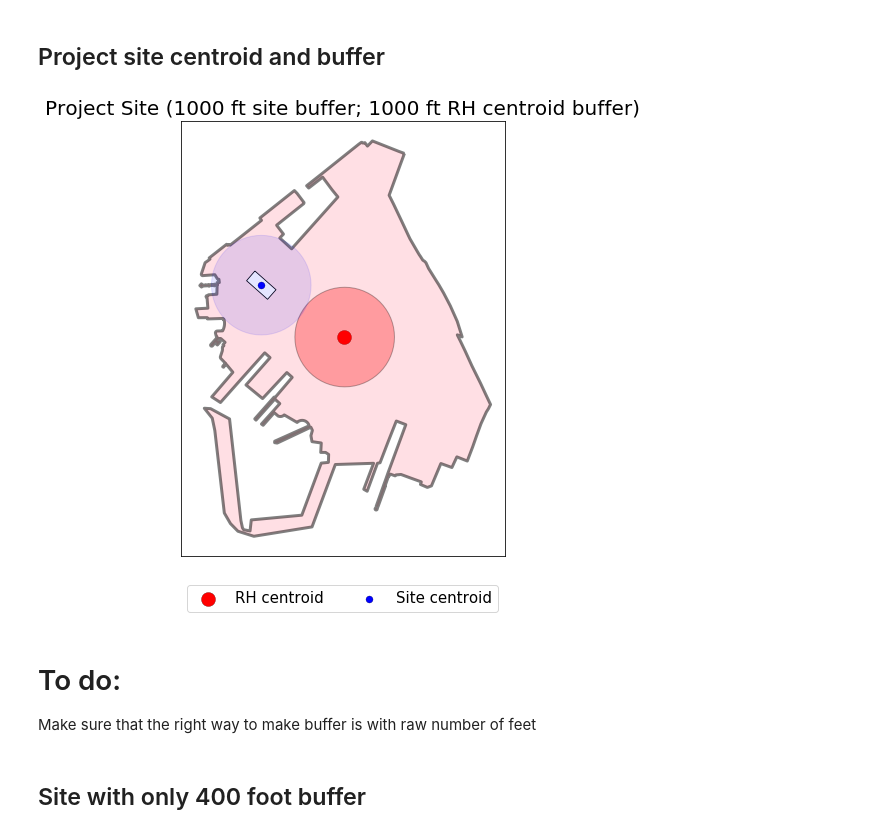
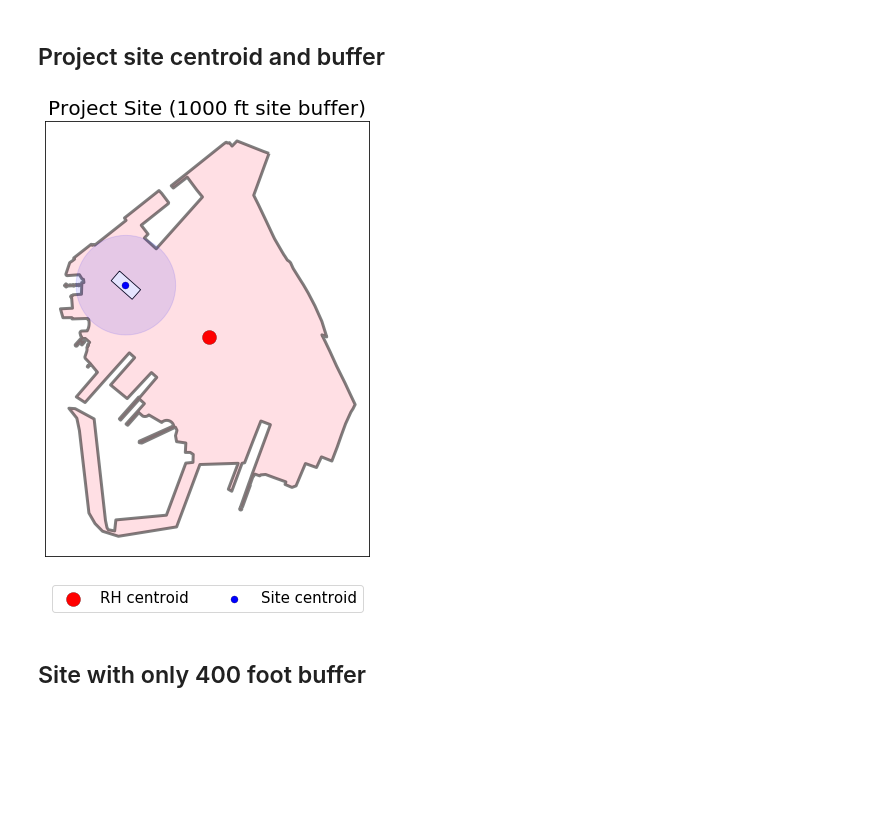
Before and after one commit to akash-y/digitalceqr, a Jupyter notebook: CHAPTER 21 - CHARACTER/geo_scope.ipynb, the cells around one changed output. Cells and saved outputs as stored; diff of their text form; code cells hidden in the pictures; blank space fills up the shorter version.

```diff
--- a/CHAPTER 21 - CHARACTER/geo_scope.ipynb
+++ b/CHAPTER 21 - CHARACTER/geo_scope.ipynb
@@ -239,27 +240,25 @@ site_buffer.reset_index(drop=True, inplace=True)
 # %%
 # Red Hook centroid in red with buffer and site in blue with buffer
 f, ax = plt.subplots(figsize=(8,8))
 ax.get_xaxis().set_visible(False)
 ax.get_yaxis().set_visible(False)
-# Red Hook combined census tracts with centroid and buffer
+
+# Red Hook combined census tracts with centroid
 rh_comb_tract.plot(alpha=.5,linewidth=3,ax=ax,color='pink',edgecolor='black')
 rh_comb_center.plot(alpha=1, linewidth=0.2,ax=ax,color='r',edgecolor='black',markersize=200, label='RH centroid')
-rh_buffer.plot(alpha=.3,linewidth=1,ax=ax,color='r',edgecolor='black')
+
 # Site block with centroid and buffer
 site_poly.plot(alpha=1,linewidth=0.8,ax=ax,color='w',edgecolor='black')
 site_centroid.plot(alpha=1, linewidth=0.2,ax=ax,color='b',edgecolor='black',markersize=50, label='Site centroid')
 site_buffer.plot(alpha=.1,linewidth=1,ax=ax,color='b',edgecolor='b')
+
 # Show plot
-plt.title("Project Site ({} ft site buffer; {} ft RH centroid buffer)"\
-          .format(site_buffer_radius, rh_buffer_radius), fontsize=20)
+plt.title("Project Site ({} ft site buffer)"\
+          .format(site_buffer_radius), fontsize=20)
 plt.legend(loc='upper center', bbox_to_anchor=(0.5, -0.05),ncol=5,fontsize=15)
 plt.show()
 # %% [output]
-[figure, old version]
+[figure, new version]
-# %% [markdown]
-# To do:
-
-Make sure that the right way to make buffer is with raw number of feet
 # %% [markdown]
 ## Site with only 400 foot buffer
 # %%
```
Also changed, not shown: parts of 30 cells of this notebook, 15 other files.
